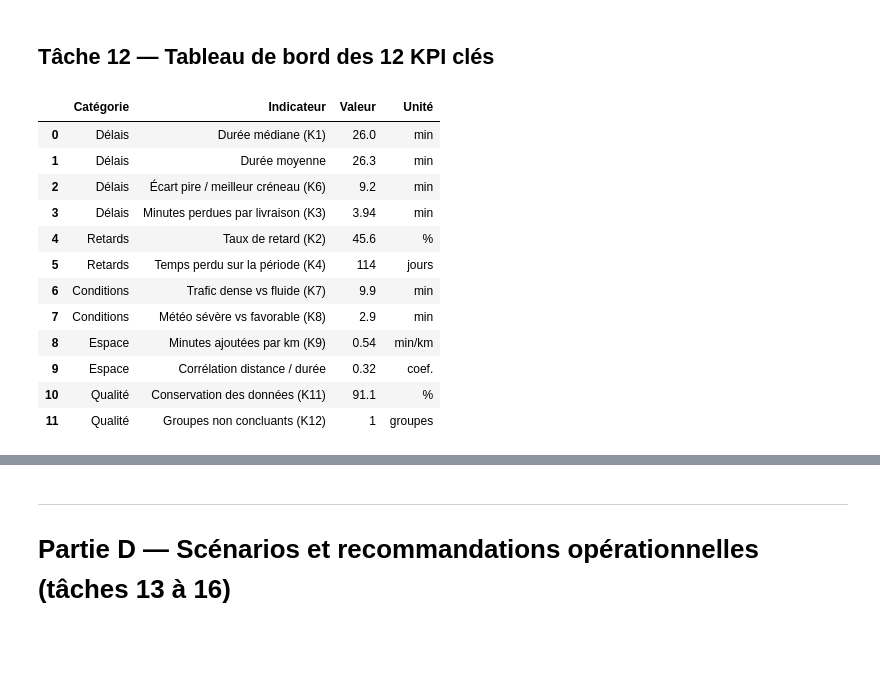
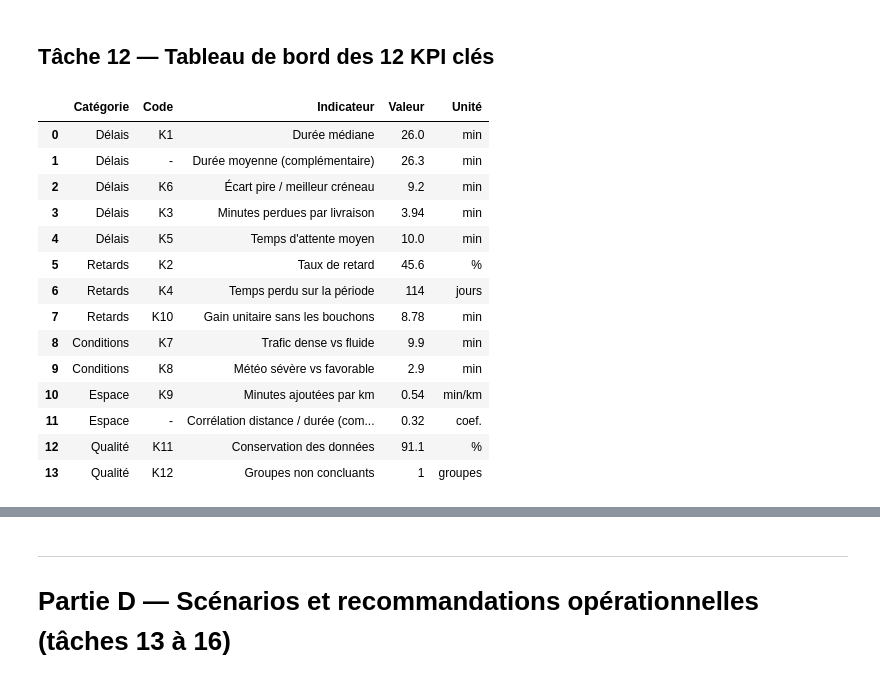
Before and after one commit to chel42/transport-logistique-ds, a Jupyter notebook: notebooks/analyse_delais_livraison.ipynb, the cells around one changed output, grey strips where cells are left out. Cells and saved outputs as stored; diff of their text form; code cells hidden in the pictures; blank space fills up the shorter version.

```diff
--- a/notebooks/analyse_delais_livraison.ipynb
+++ b/notebooks/analyse_delais_livraison.ipynb
@@ -1369,64 +1369,96 @@ pd.DataFrame(
 # %% [markdown]
 ## Tâche 12 — Tableau de bord des 12 KPI clés
 # %%
+# Les 12 KPI du cahier des charges, plus deux statistiques complementaires.
+# Chaque KPI porte son code pour que le tableau et le cahier des charges
+# puissent etre compares ligne a ligne.
+
+# K10 : gain unitaire si les livraisons en congestion etaient deplacees.
+# Mesure a classe de distance comparable, comme les autres leviers.
+ref_fluide = (
+    donnees[donnees["Road_traffic_density"] == "Low"]
+    .groupby("classe_distance", observed=True)["duree"]
+    .mean()
+)
+lignes_jam = donnees["Road_traffic_density"] == "Jam"
+gain_bouchons = (
+    donnees.loc[lignes_jam, "duree"].astype(float)
+    - donnees.loc[lignes_jam, "classe_distance"].map(ref_fluide).astype(float)
+).mean()
+
 indicateurs = pd.DataFrame(
     [
-        ("Délais", "Durée médiane (K1)", f"{donnees['duree'].median():.1f}", "min"),
-        ("Délais", "Durée moyenne", f"{donnees['duree'].mean():.1f}", "min"),
+        ("Délais", "K1", "Durée médiane", f"{donnees['duree'].median():.1f}", "min"),
+        ("Délais", "-", "Durée moyenne (complémentaire)", f"{donnees['duree'].mean():.1f}", "min"),
         (
             "Délais",
-            "Écart pire / meilleur créneau (K6)",
+            "K6",
+            "Écart pire / meilleur créneau",
             f"{par_tranche['duree_moyenne'].max() - par_tranche['duree_moyenne'].min():.1f}",
             "min",
         ),
         (
             "Délais",
-            "Minutes perdues par livraison (K3)",
+            "K3",
+            "Minutes perdues par livraison",
             f"{donnees['minutes_perdues'].mean():.2f}",
             "min",
         ),
         (
+            "Délais",
+            "K5",
+            "Temps d'attente moyen",
+            f"{donnees['attente_min'].mean():.1f}",
+            "min",
+        ),
+        ("Retards", "K2", "Taux de retard", f"{100 * donnees['en_retard'].mean():.1f}", "%"),
+        (
             "Retards",
-            "Taux de retard (K2)",
-            f"{100 * donnees['en_retard'].mean():.1f}",
-            "%",
+            "K4",
+            "Temps perdu sur la période",
+            f"{minutes_total / 1440:,.0f}",
+            "jours",
         ),
         (
             "Retards",
-            "Temps perdu sur la période (K4)",
-            f"{minutes_total / 1440:,.0f}",
-            "jours",
+            "K10",
+            "Gain unitaire sans les bouchons",
+            f"{gain_bouchons:.2f}",
+            "min",
         ),
-        ("Conditions", "Trafic dense vs fluide (K7)", f"{ecart_trafic:.1f}", "min"),
-        ("Conditions", "Météo sévère vs favorable (K8)", f"{ecart_meteo:.1f}", "min"),
-        ("Espace", "Minutes ajoutées par km (K9)", f"{pente:.2f}", "min/km"),
+        ("Conditions", "K7", "Trafic dense vs fluide", f"{ecart_trafic:.1f}", "min"),
+        ("Conditions", "K8", "Météo sévère vs favorable", f"{ecart_meteo:.1f}", "min"),
+        ("Espace", "K9", "Minutes ajoutées par km", f"{pente:.2f}", "min/km"),
         (
             "Espace",
-            "Corrélation distance / durée",
+            "-",
+            "Corrélation distance / durée (complémentaire)",
             f"{correlation_distance:.2f}",
             "coef.",
         ),
-        ("Qualité", "Conservation des données (K11)", f"{taux_conservation:.1f}", "%"),
-        ("Qualité", "Groupes non concluants (K12)", f"{len(petits)}", "groupes"),
+        ("Qualité", "K11", "Conservation des données", f"{taux_conservation:.1f}", "%"),
+        ("Qualité", "K12", "Groupes non concluants", f"{len(petits)}", "groupes"),
     ],
-    columns=["Catégorie", "Indicateur", "Valeur", "Unité"],
+    columns=["Catégorie", "Code", "Indicateur", "Valeur", "Unité"],
 )
 
 indicateurs
 # %% [output]
-|  | Catégorie | Indicateur | Valeur | Unité |
-| 0 | Délais | Durée médiane (K1) | 26.0 | min |
-| 1 | Délais | Durée moyenne | 26.3 | min |
-| 2 | Délais | Écart pire / meilleur créneau (K6) | 9.2 | min |
-| 3 | Délais | Minutes perdues par livraison (K3) | 3.94 | min |
-| 4 | Retards | Taux de retard (K2) | 45.6 | % |
-| 5 | Retards | Temps perdu sur la période (K4) | 114 | jours |
-| 6 | Conditions | Trafic dense vs fluide (K7) | 9.9 | min |
-| 7 | Conditions | Météo sévère vs favorable (K8) | 2.9 | min |
-| 8 | Espace | Minutes ajoutées par km (K9) | 0.54 | min/km |
-| 9 | Espace | Corrélation distance / durée | 0.32 | coef. |
-| 10 | Qualité | Conservation des données (K11) | 91.1 | % |
-| 11 | Qualité | Groupes non concluants (K12) | 1 | groupes |
+|  | Catégorie | Code | Indicateur | Valeur | Unité |
+| 0 | Délais | K1 | Durée médiane | 26.0 | min |
+| 1 | Délais | - | Durée moyenne (complémentaire) | 26.3 | min |
+| 2 | Délais | K6 | Écart pire / meilleur créneau | 9.2 | min |
+| 3 | Délais | K3 | Minutes perdues par livraison | 3.94 | min |
+| 4 | Délais | K5 | Temps d'attente moyen | 10.0 | min |
+| 5 | Retards | K2 | Taux de retard | 45.6 | % |
+| 6 | Retards | K4 | Temps perdu sur la période | 114 | jours |
+| 7 | Retards | K10 | Gain unitaire sans les bouchons | 8.78 | min |
+| 8 | Conditions | K7 | Trafic dense vs fluide | 9.9 | min |
+| 9 | Conditions | K8 | Météo sévère vs favorable | 2.9 | min |
+| 10 | Espace | K9 | Minutes ajoutées par km | 0.54 | min/km |
+| 11 | Espace | - | Corrélation distance / durée (com... | 0.32 | coef. |
+| 12 | Qualité | K11 | Conservation des données | 91.1 | % |
+| 13 | Qualité | K12 | Groupes non concluants | 1 | groupes |
 # %%
 # Même contenu sous forme graphique. Les barres sont ordonnées par valeur et
 # colorées par catégorie : la longueur rend immédiatement compte de l'ampleur
```
Also changed, not shown: parts of 7 cells of this notebook, 7 other files.
